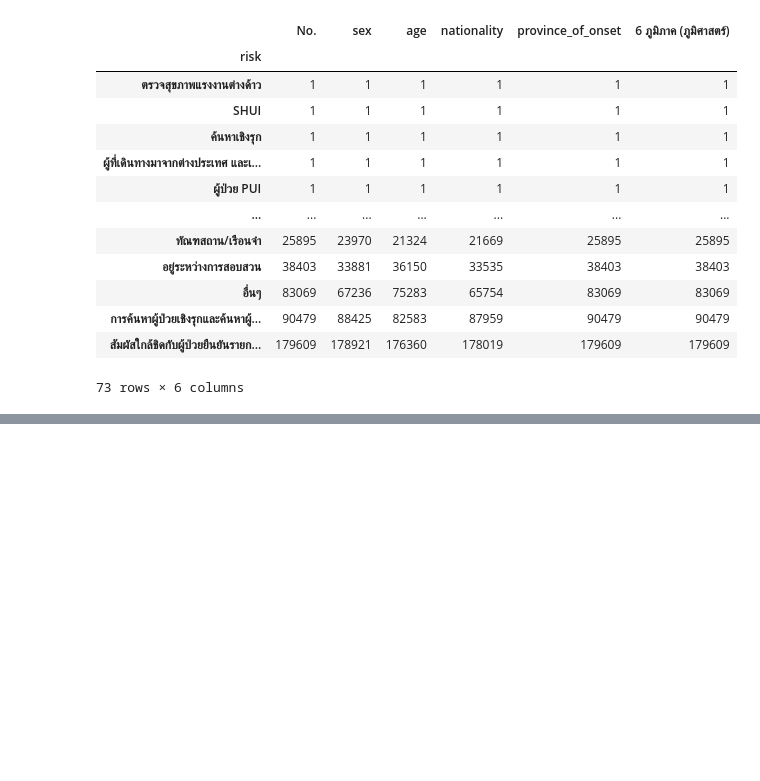
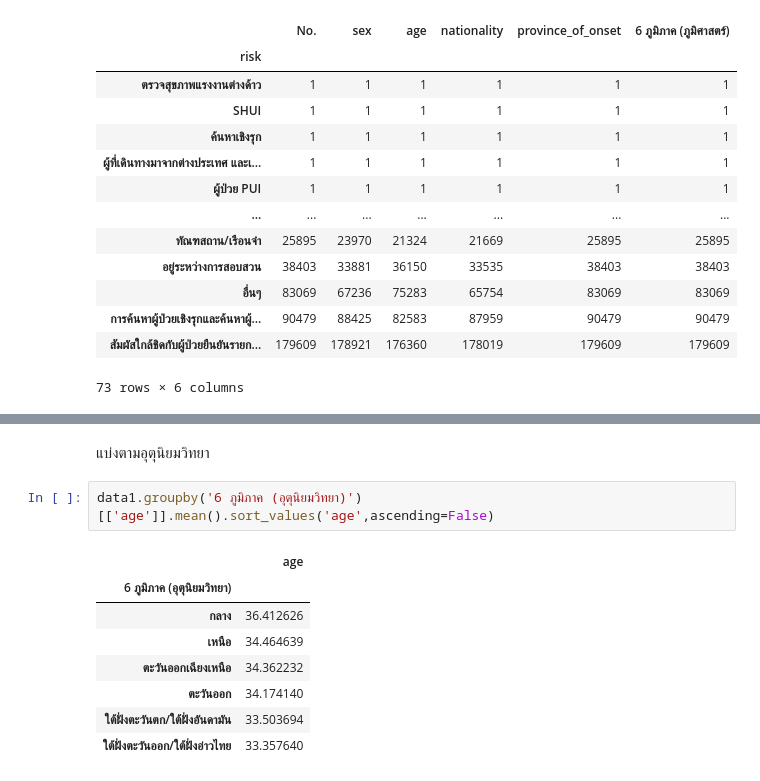
Before and after one commit to watcharapornn/data_viz_2022, a Jupyter notebook: BasicPython&DataViz_midterm2022.ipynb, the cells around one changed output, grey strips where cells are left out. Saved outputs shown, nothing was run; the diff lists cells and outputs as text; blank space fills up the shorter version.

```diff
--- a/BasicPython&DataViz_midterm2022.ipynb
+++ b/BasicPython&DataViz_midterm2022.ipynb
@@ -711,0 +776,13 @@ riskcentral_1_sort
+# %% [markdown]
+แบ่งตามอุตุนิยมวิทยา
+# %%
+data1.groupby('6 ภูมิภาค (อุตุนิยมวิทยา)')[['age']].mean().sort_values('age',ascending=False)
+# %% [output]
+|  | age |
+| 6 ภูมิภาค (อุตุนิยมวิทยา) |  |
+| กลาง | 36.412626 |
+| เหนือ | 34.464639 |
+| ตะวันออกเฉียงเหนือ | 34.362232 |
+| ตะวันออก | 34.174140 |
+| ใต้ฝั่งตะวันตก/ใต้ฝั่งอันดามัน | 33.503694 |
+| ใต้ฝั่งตะวันออก/ใต้ฝั่งอ่าวไทย | 33.357640 |
```
Also changed, not shown: parts of 9 cells of this notebook.
